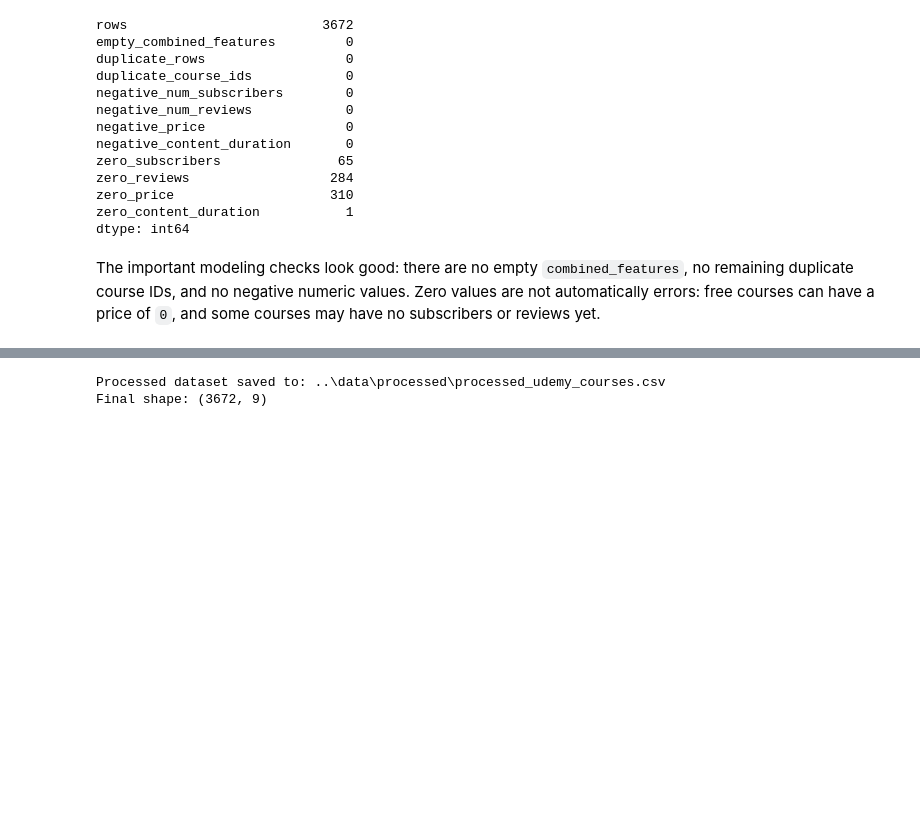
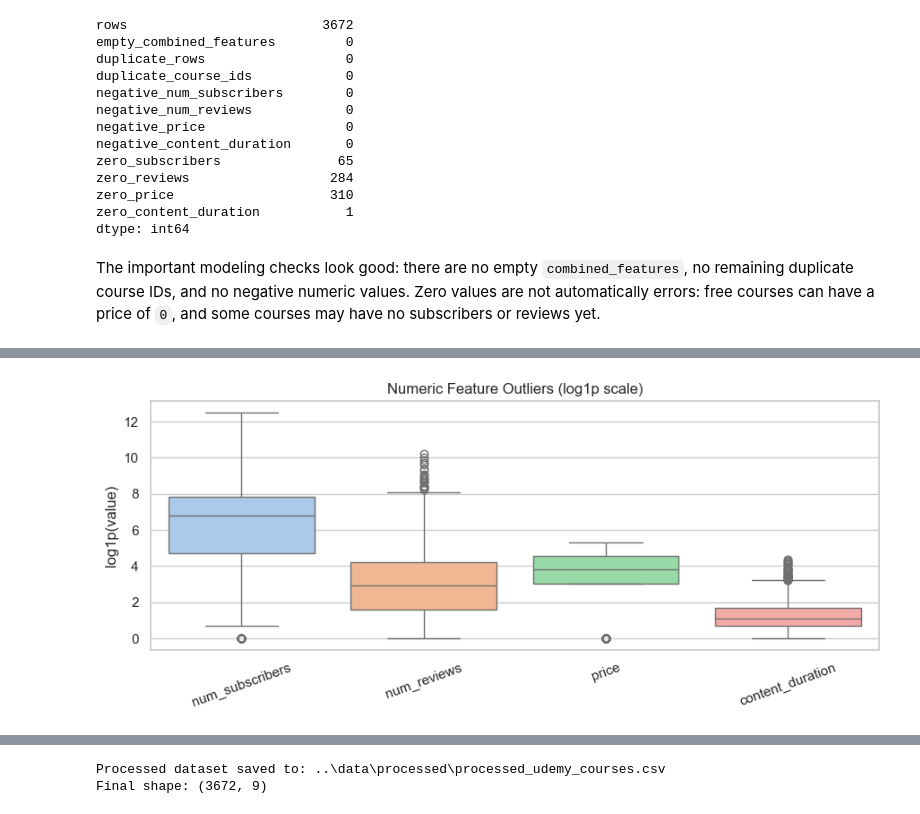
Before and after one commit to SimranHundal17/Online-course-recommender-system, a Jupyter notebook: notebooks/02_preprocessing.ipynb, the cells around one changed output, grey strips where cells are left out. Drawn from its saved outputs; the diff is of its cells as text; code cells hidden in the pictures; blank space fills up the shorter version.

```diff
--- a/notebooks/02_preprocessing.ipynb
+++ b/notebooks/02_preprocessing.ipynb
@@ -265,0 +353,15 @@ Only 6 rows are removed, which matches the duplicate check. This means the prepr
+# %%
+numeric_plot_data = df[numeric_columns].copy()
+log_numeric_plot_data = np.log1p(numeric_plot_data)
+log_numeric_plot_data = log_numeric_plot_data.melt(var_name="feature", value_name="log_value")
+
+plt.figure(figsize=(9, 4))
+sns.boxplot(data=log_numeric_plot_data, x="feature", y="log_value", hue="feature", palette="pastel", legend=False)
+plt.title("Numeric Feature Outliers (log1p scale)")
+plt.xlabel("")
+plt.ylabel("log1p(value)")
+plt.xticks(rotation=20)
+plt.tight_layout()
+plt.show()
+# %% [output]
+[figure, added]
```
Also changed, not shown: parts of 21 cells of this notebook.
